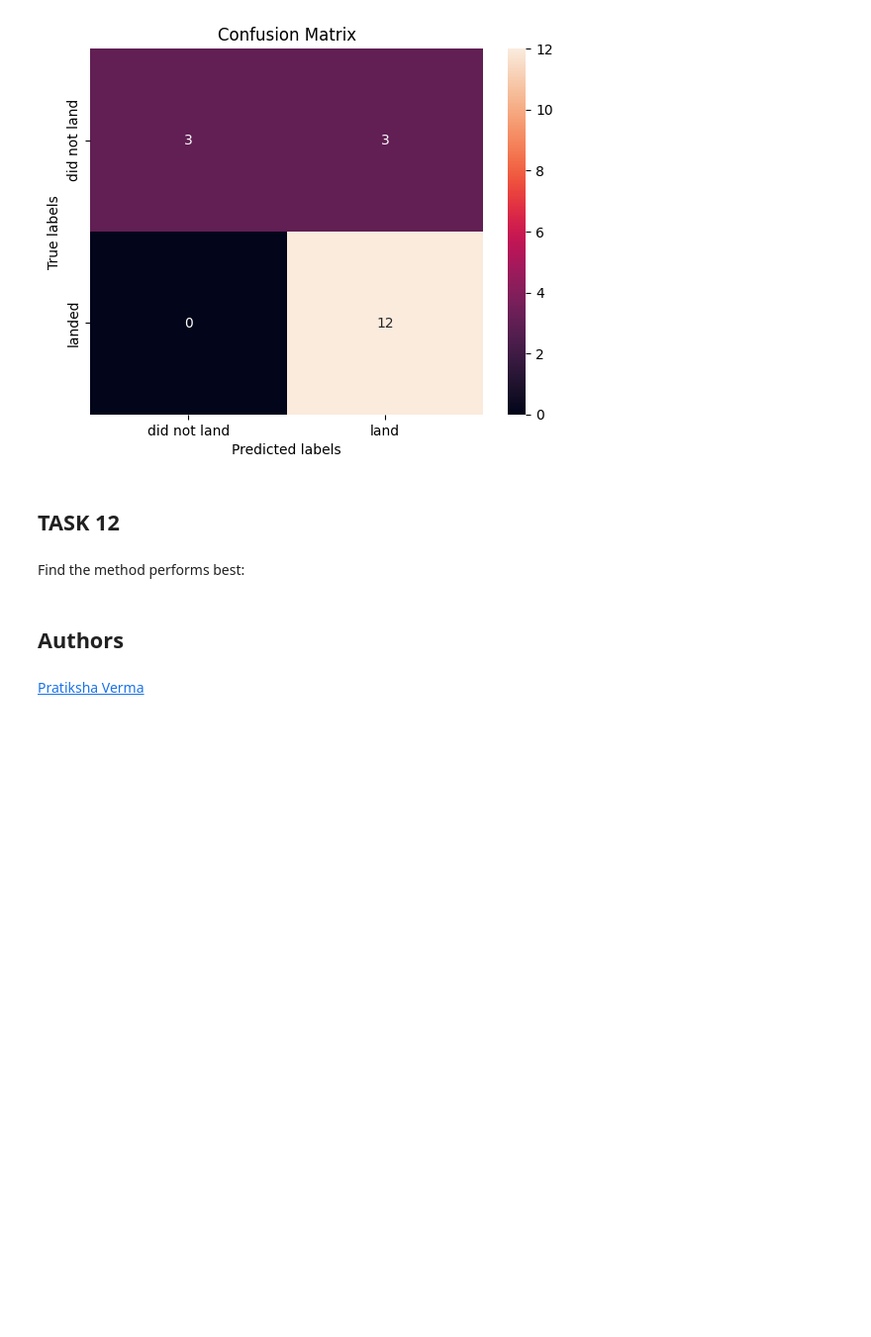
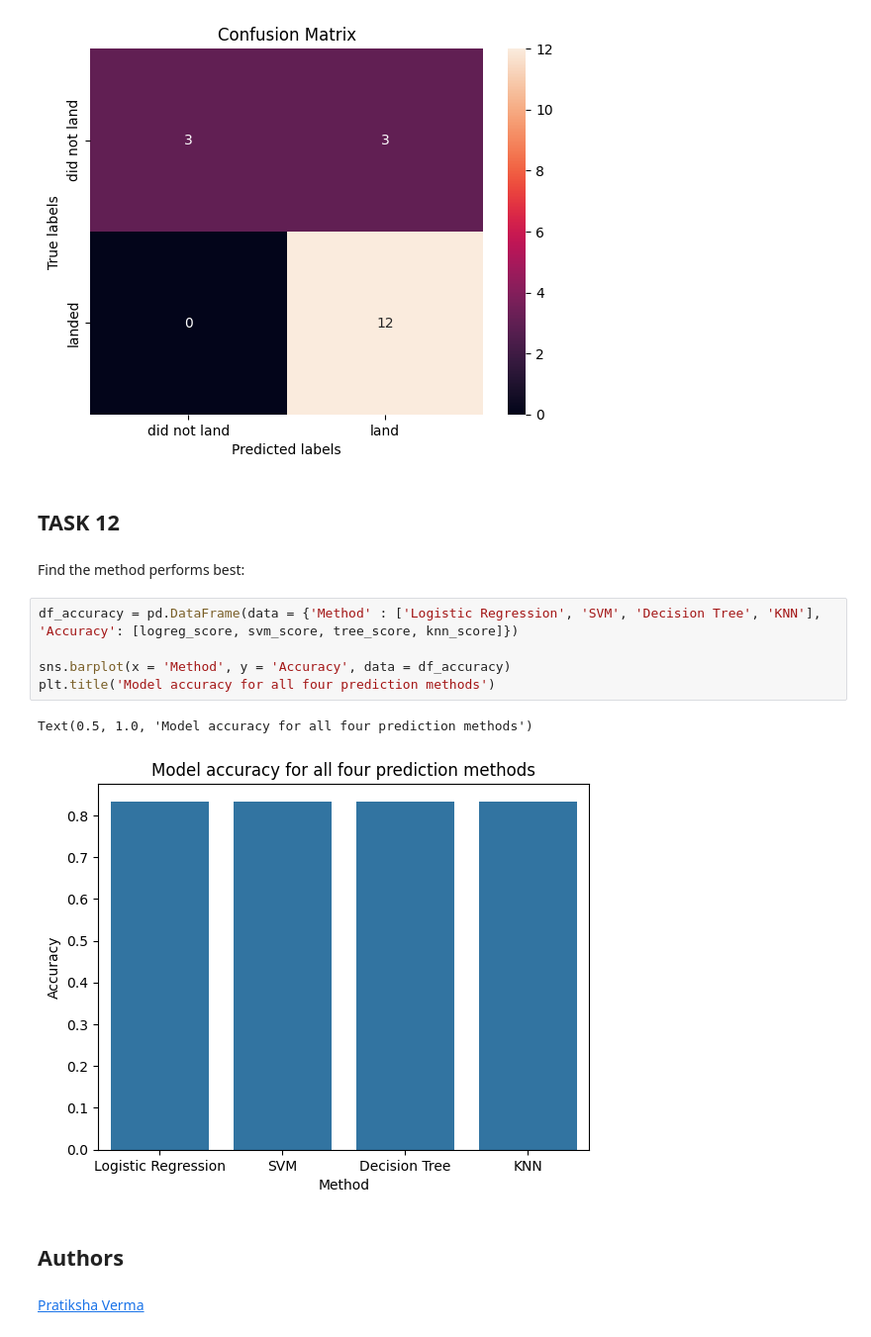
Before and after one commit to RGcoursera/Capstone_project, a Jupyter notebook: Classification_analysis.ipynb, the cells around one changed output. Shown at 99% size. Saved outputs shown, nothing was run; the diff lists cells and outputs as text; blank space fills up the shorter version.

```diff
--- a/Classification_analysis.ipynb
+++ b/Classification_analysis.ipynb
@@ -316,6 +316,14 @@ plot_confusion_matrix(Y_test,yhat)
 ## TASK  12
 # %% [markdown]
 Find the method performs best:
+# %%
+df_accuracy = pd.DataFrame(data = {'Method' : ['Logistic Regression', 'SVM', 'Decision Tree', 'KNN'], 'Accuracy': [logreg_score, svm_score, tree_score, knn_score]})
+
+sns.barplot(x = 'Method', y = 'Accuracy', data = df_accuracy)
+plt.title('Model accuracy for all four prediction methods')
+# %% [output]
+Text(0.5, 1.0, 'Model accuracy for all four prediction methods')
+[figure, added]
 # %% [markdown]
 ## Authors
 # %% [markdown]
```
Also changed, not shown: parts of 2 cells of this notebook.
